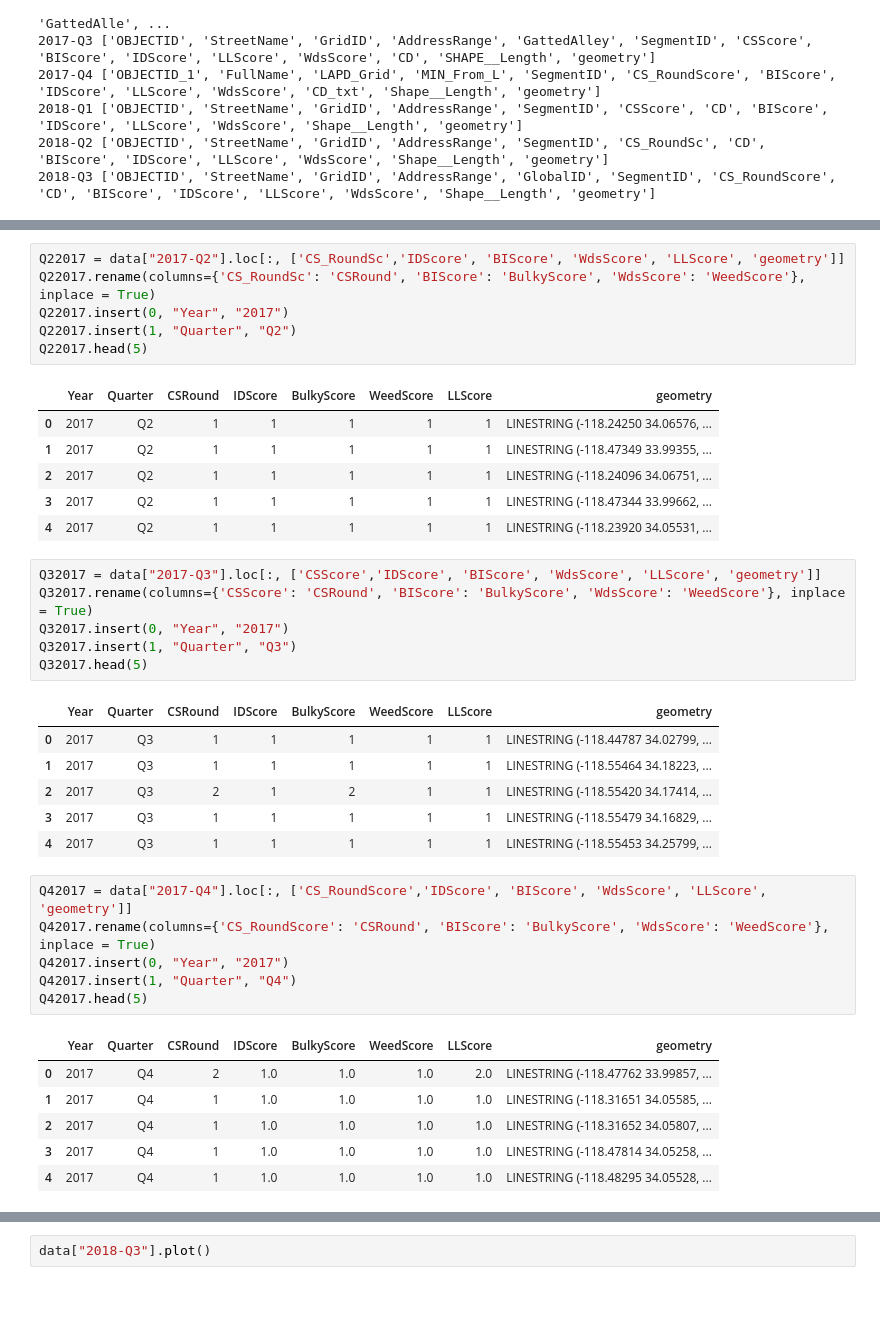
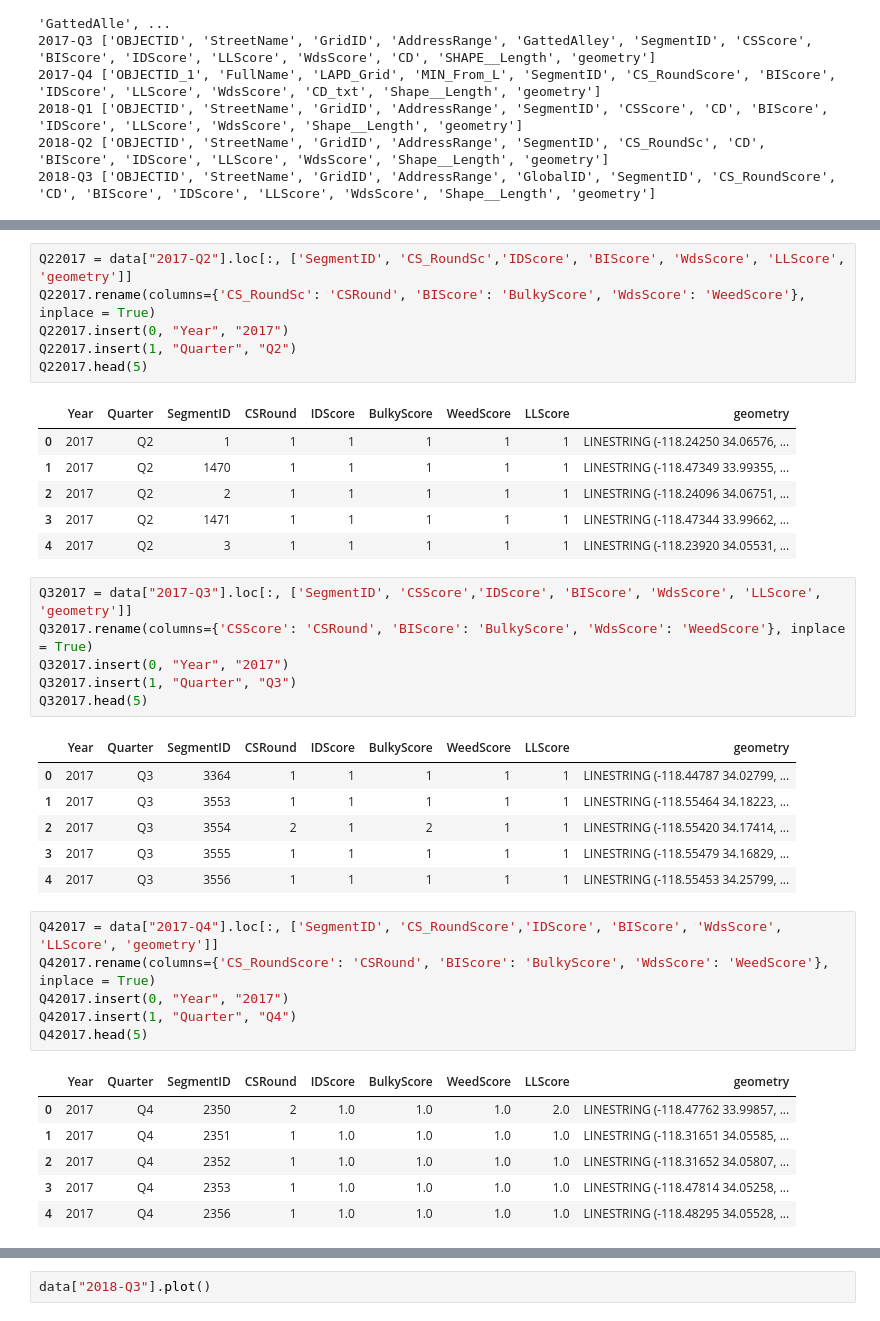
Before and after one commit to CityOfLosAngeles/public-health-prototype, a Jupyter notebook: notebooks/Cleanstat-Downloader.ipynb, the cells around one changed output, grey strips where cells are left out. Saved outputs shown, nothing was run; the diff lists cells and outputs as text.

```diff
--- a/notebooks/Cleanstat-Downloader.ipynb
+++ b/notebooks/Cleanstat-Downloader.ipynb
@@ -70,40 +81,40 @@ Q12017.head(5)
 # %%
-Q22017 = data["2017-Q2"].loc[:, ['CS_RoundSc','IDScore', 'BIScore', 'WdsScore', 'LLScore', 'geometry']]
+Q22017 = data["2017-Q2"].loc[:, ['SegmentID', 'CS_RoundSc','IDScore', 'BIScore', 'WdsScore', 'LLScore', 'geometry']]
 Q22017.rename(columns={'CS_RoundSc': 'CSRound', 'BIScore': 'BulkyScore', 'WdsScore': 'WeedScore'}, inplace = True)
 Q22017.insert(0, "Year", "2017")
 Q22017.insert(1, "Quarter", "Q2")
 Q22017.head(5)
 # %% [output]
-|  | Year | Quarter | CSRound | IDScore | BulkyScore | WeedScore | LLScore | geometry |
-| 0 | 2017 | Q2 | 1 | 1 | 1 | 1 | 1 | LINESTRING (-118.24250 34.06576, ... |
-| 1 | 2017 | Q2 | 1 | 1 | 1 | 1 | 1 | LINESTRING (-118.47349 33.99355, ... |
-| 2 | 2017 | Q2 | 1 | 1 | 1 | 1 | 1 | LINESTRING (-118.24096 34.06751, ... |
-| 3 | 2017 | Q2 | 1 | 1 | 1 | 1 | 1 | LINESTRING (-118.47344 33.99662, ... |
-| 4 | 2017 | Q2 | 1 | 1 | 1 | 1 | 1 | LINESTRING (-118.23920 34.05531, ... |
+|  | Year | Quarter | SegmentID | CSRound | IDScore | BulkyScore | WeedScore | LLScore | geometry |
+| 0 | 2017 | Q2 | 1 | 1 | 1 | 1 | 1 | 1 | LINESTRING (-118.24250 34.06576, ... |
+| 1 | 2017 | Q2 | 1470 | 1 | 1 | 1 | 1 | 1 | LINESTRING (-118.47349 33.99355, ... |
+| 2 | 2017 | Q2 | 2 | 1 | 1 | 1 | 1 | 1 | LINESTRING (-118.24096 34.06751, ... |
+| 3 | 2017 | Q2 | 1471 | 1 | 1 | 1 | 1 | 1 | LINESTRING (-118.47344 33.99662, ... |
+| 4 | 2017 | Q2 | 3 | 1 | 1 | 1 | 1 | 1 | LINESTRING (-118.23920 34.05531, ... |
 # %%
-Q32017 = data["2017-Q3"].loc[:, ['CSScore','IDScore', 'BIScore', 'WdsScore', 'LLScore', 'geometry']]
+Q32017 = data["2017-Q3"].loc[:, ['SegmentID', 'CSScore','IDScore', 'BIScore', 'WdsScore', 'LLScore', 'geometry']]
 Q32017.rename(columns={'CSScore': 'CSRound', 'BIScore': 'BulkyScore', 'WdsScore': 'WeedScore'}, inplace = True)
 Q32017.insert(0, "Year", "2017")
 Q32017.insert(1, "Quarter", "Q3")
 Q32017.head(5)
 # %% [output]
-|  | Year | Quarter | CSRound | IDScore | BulkyScore | WeedScore | LLScore | geometry |
-| 0 | 2017 | Q3 | 1 | 1 | 1 | 1 | 1 | LINESTRING (-118.44787 34.02799, ... |
-| 1 | 2017 | Q3 | 1 | 1 | 1 | 1 | 1 | LINESTRING (-118.55464 34.18223, ... |
-| 2 | 2017 | Q3 | 2 | 1 | 2 | 1 | 1 | LINESTRING (-118.55420 34.17414, ... |
-| 3 | 2017 | Q3 | 1 | 1 | 1 | 1 | 1 | LINESTRING (-118.55479 34.16829, ... |
-| 4 | 2017 | Q3 | 1 | 1 | 1 | 1 | 1 | LINESTRING (-118.55453 34.25799, ... |
+|  | Year | Quarter | SegmentID | CSRound | IDScore | BulkyScore | WeedScore | LLScore | geometry |
+| 0 | 2017 | Q3 | 3364 | 1 | 1 | 1 | 1 | 1 | LINESTRING (-118.44787 34.02799, ... |
+| 1 | 2017 | Q3 | 3553 | 1 | 1 | 1 | 1 | 1 | LINESTRING (-118.55464 34.18223, ... |
+| 2 | 2017 | Q3 | 3554 | 2 | 1 | 2 | 1 | 1 | LINESTRING (-118.55420 34.17414, ... |
+| 3 | 2017 | Q3 | 3555 | 1 | 1 | 1 | 1 | 1 | LINESTRING (-118.55479 34.16829, ... |
+| 4 | 2017 | Q3 | 3556 | 1 | 1 | 1 | 1 | 1 | LINESTRING (-118.55453 34.25799, ... |
 # %%
-Q42017 = data["2017-Q4"].loc[:, ['CS_RoundScore','IDScore', 'BIScore', 'WdsScore', 'LLScore', 'geometry']]
+Q42017 = data["2017-Q4"].loc[:, ['SegmentID', 'CS_RoundScore','IDScore', 'BIScore', 'WdsScore', 'LLScore', 'geometry']]
 Q42017.rename(columns={'CS_RoundScore': 'CSRound', 'BIScore': 'BulkyScore', 'WdsScore': 'WeedScore'}, inplace = True)
 Q42017.insert(0, "Year", "2017")
 Q42017.insert(1, "Quarter", "Q4")
 Q42017.head(5)
 # %% [output]
-|  | Year | Quarter | CSRound | IDScore | BulkyScore | WeedScore | LLScore | geometry |
-| 0 | 2017 | Q4 | 2 | 1.0 | 1.0 | 1.0 | 2.0 | LINESTRING (-118.47762 33.99857, ... |
-| 1 | 2017 | Q4 | 1 | 1.0 | 1.0 | 1.0 | 1.0 | LINESTRING (-118.31651 34.05585, ... |
-| 2 | 2017 | Q4 | 1 | 1.0 | 1.0 | 1.0 | 1.0 | LINESTRING (-118.31652 34.05807, ... |
-| 3 | 2017 | Q4 | 1 | 1.0 | 1.0 | 1.0 | 1.0 | LINESTRING (-118.47814 34.05258, ... |
-| 4 | 2017 | Q4 | 1 | 1.0 | 1.0 | 1.0 | 1.0 | LINESTRING (-118.48295 34.05528, ... |
+|  | Year | Quarter | SegmentID | CSRound | IDScore | BulkyScore | WeedScore | LLScore | geometry |
+| 0 | 2017 | Q4 | 2350 | 2 | 1.0 | 1.0 | 1.0 | 2.0 | LINESTRING (-118.47762 33.99857, ... |
+| 1 | 2017 | Q4 | 2351 | 1 | 1.0 | 1.0 | 1.0 | 1.0 | LINESTRING (-118.31651 34.05585, ... |
+| 2 | 2017 | Q4 | 2352 | 1 | 1.0 | 1.0 | 1.0 | 1.0 | LINESTRING (-118.31652 34.05807, ... |
+| 3 | 2017 | Q4 | 2353 | 1 | 1.0 | 1.0 | 1.0 | 1.0 | LINESTRING (-118.47814 34.05258, ... |
+| 4 | 2017 | Q4 | 2356 | 1 | 1.0 | 1.0 | 1.0 | 1.0 | LINESTRING (-118.48295 34.05528, ... |
 # %%
```
Also changed, not shown: parts of 24 cells of this notebook.
